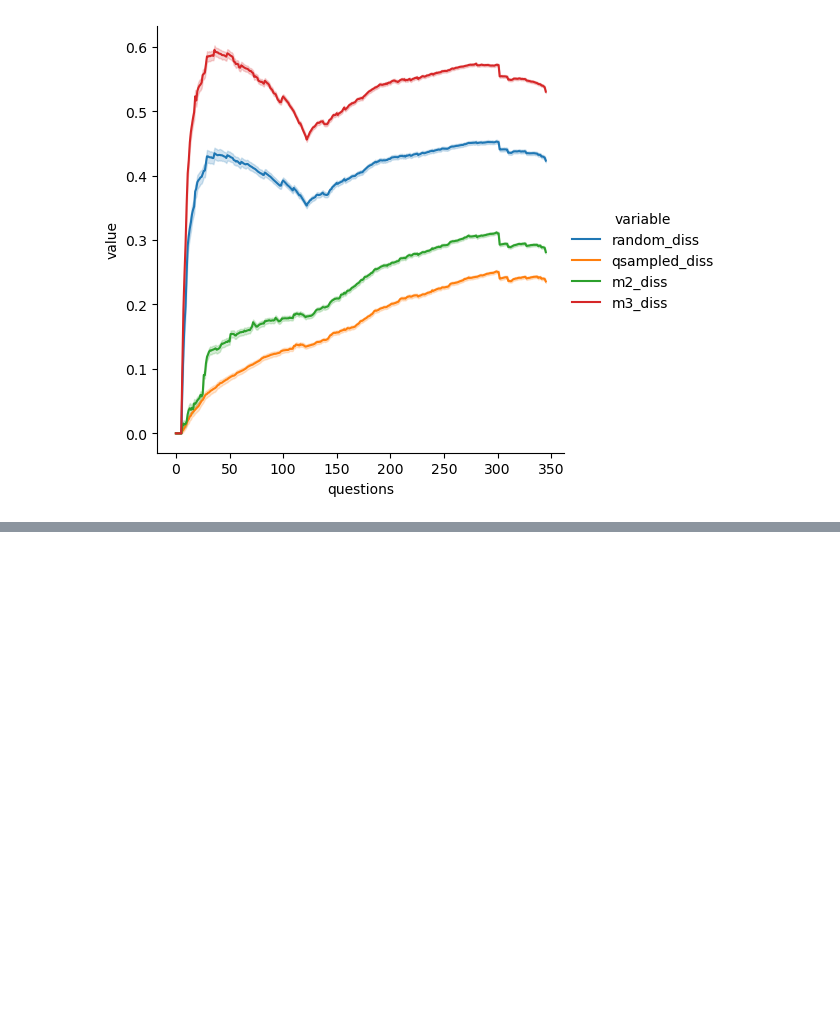
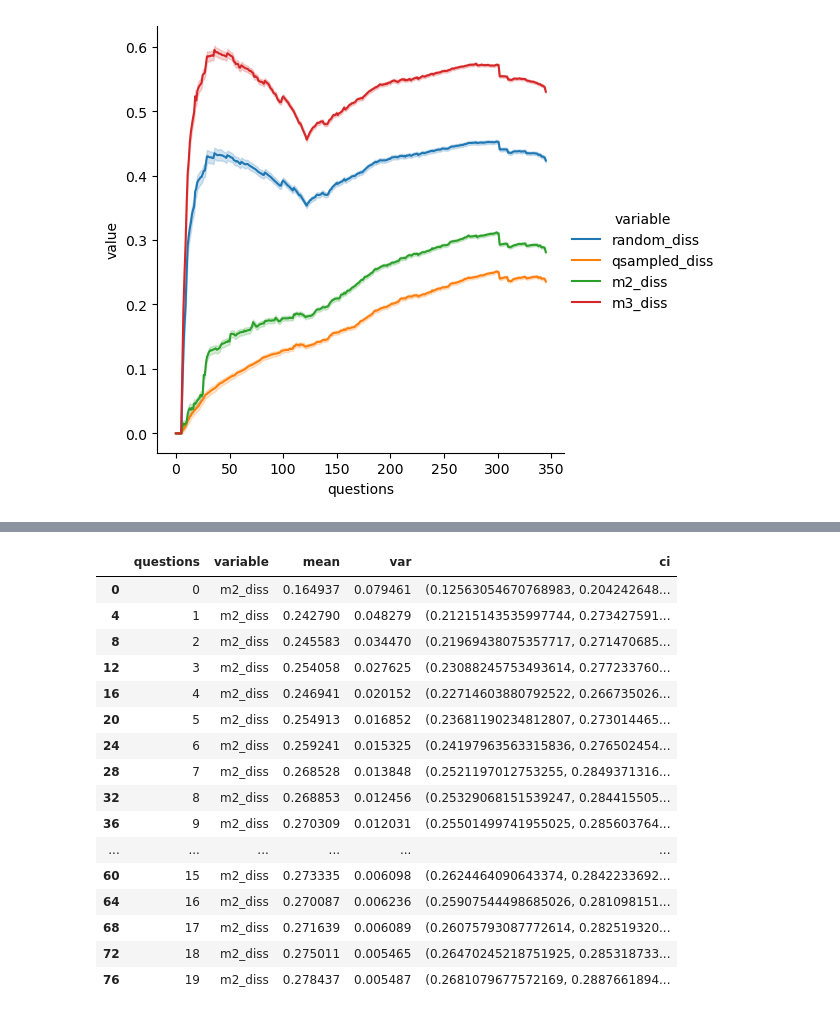
Before and after one commit to zeroknowledgediscovery/truthnet, a Jupyter notebook: notebooks/global-data.ipynb, the cells around one changed output, grey strips where cells are left out. Cells and saved outputs as stored; diff of their text form; code cells hidden in the pictures; blank space fills up the shorter version.

```diff
--- a/notebooks/global-data.ipynb
+++ b/notebooks/global-data.ipynb
@@ -1243,0 +1209,20 @@ diss_comp_ci_var.assign(
+# %%
+diss_comp_ci_var.query("variable=='m2_diss'").head(20)
+# %% [output]
+|  | questions | variable | mean | var | ci |
+| 0 | 0 | m2_diss | 0.164937 | 0.079461 | (0.12563054670768983, 0.204242648... |
+| 4 | 1 | m2_diss | 0.242790 | 0.048279 | (0.21215143535997744, 0.273427591... |
+| 8 | 2 | m2_diss | 0.245583 | 0.034470 | (0.21969438075357717, 0.271470685... |
+| 12 | 3 | m2_diss | 0.254058 | 0.027625 | (0.23088245753493614, 0.277233760... |
+| 16 | 4 | m2_diss | 0.246941 | 0.020152 | (0.22714603880792522, 0.266735026... |
+| 20 | 5 | m2_diss | 0.254913 | 0.016852 | (0.23681190234812807, 0.273014465... |
+| 24 | 6 | m2_diss | 0.259241 | 0.015325 | (0.24197963563315836, 0.276502454... |
+| 28 | 7 | m2_diss | 0.268528 | 0.013848 | (0.2521197012753255, 0.2849371316... |
+| 32 | 8 | m2_diss | 0.268853 | 0.012456 | (0.25329068151539247, 0.284415505... |
+| 36 | 9 | m2_diss | 0.270309 | 0.012031 | (0.25501499741955025, 0.285603764... |
+| ... | ... | ... | ... | ... | ... |
+| 60 | 15 | m2_diss | 0.273335 | 0.006098 | (0.2624464090643374, 0.2842233692... |
+| 64 | 16 | m2_diss | 0.270087 | 0.006236 | (0.25907544498685026, 0.281098151... |
+| 68 | 17 | m2_diss | 0.271639 | 0.006089 | (0.26075793087772614, 0.282519320... |
+| 72 | 18 | m2_diss | 0.275011 | 0.005465 | (0.26470245218751925, 0.285318733... |
+| 76 | 19 | m2_diss | 0.278437 | 0.005487 | (0.2681079677572169, 0.2887661894... |
```
Also changed, not shown: parts of 12 cells of this notebook, 2 other files.
